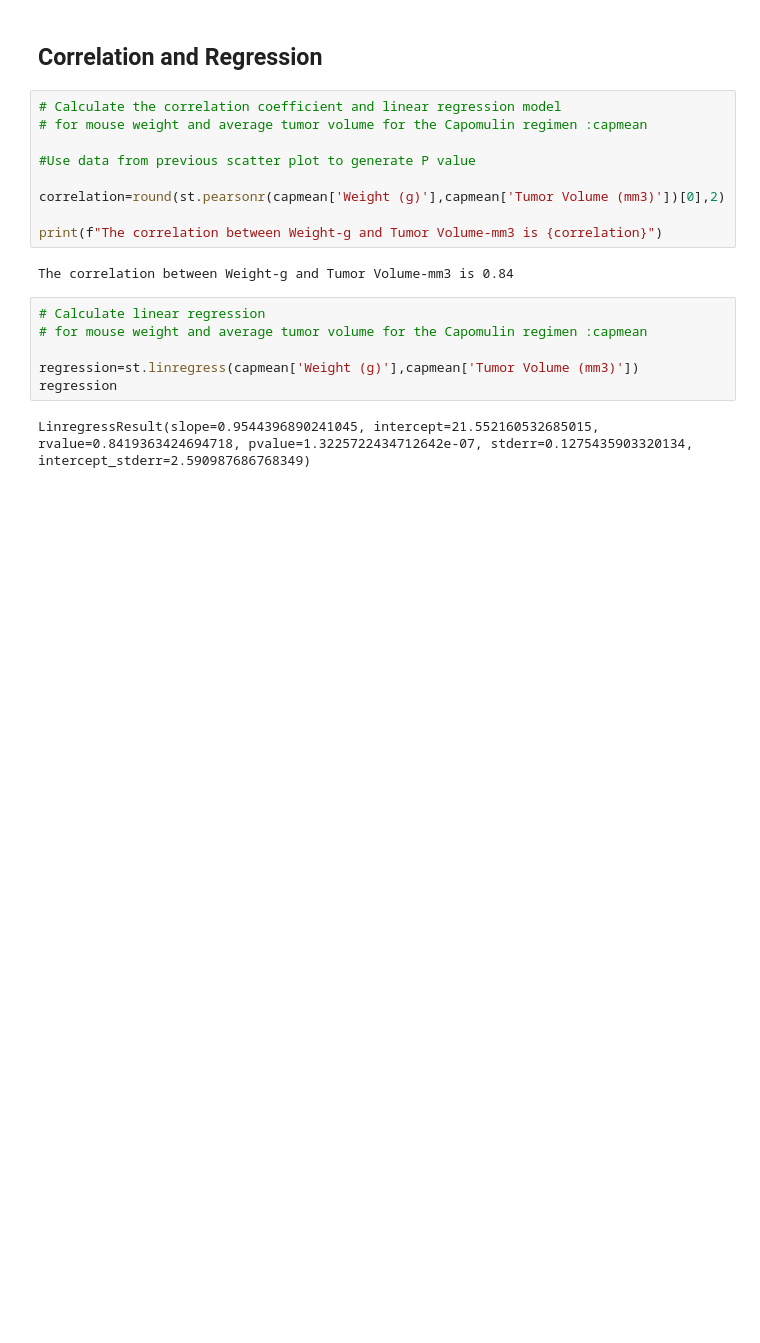
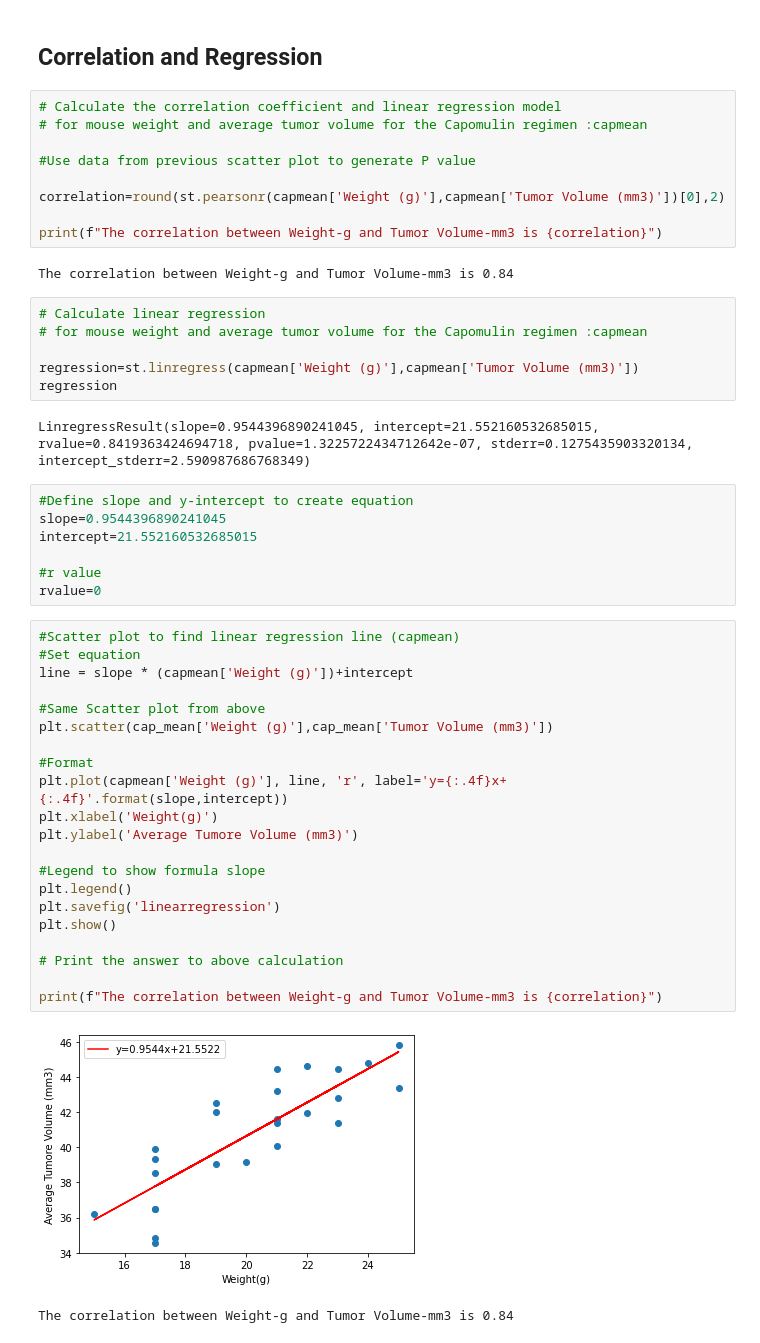
Before and after one commit to margoterudy/Pymaceuticals, a Jupyter notebook: Pymaceuticals/pymaceuticals_starter.ipynb, the cells around one changed output. Drawn from its saved outputs; the diff is of its cells as text; blank space fills up the shorter version.

```diff
--- a/Pymaceuticals/pymaceuticals_starter.ipynb
+++ b/Pymaceuticals/pymaceuticals_starter.ipynb
@@ -451,3 +456,34 @@ regression=st.linregress(capmean['Weight (g)'],capmean['Tumor Volume (mm3)'])
 regression
 # %% [output]
 LinregressResult(slope=0.9544396890241045, intercept=21.552160532685015, rvalue=0.8419363424694718, pvalue=1.3225722434712642e-07, stderr=0.1275435903320134, intercept_stderr=2.590987686768349)
+# %%
+#Define slope and y-intercept to create equation
+slope=0.9544396890241045
+intercept=21.552160532685015
+
+#r value
+rvalue=0
+# %%
+#Scatter plot to find linear regression line (capmean)
+#Set equation
+line = slope * (capmean['Weight (g)'])+intercept
+
+#Same Scatter plot from above
+plt.scatter(cap_mean['Weight (g)'],cap_mean['Tumor Volume (mm3)'])
+
+#Format
+plt.plot(capmean['Weight (g)'], line, 'r', label='y={:.4f}x+{:.4f}'.format(slope,intercept))
+plt.xlabel('Weight(g)')
+plt.ylabel('Average Tumore Volume (mm3)')
+
+#Legend to show formula slope
+plt.legend()
+plt.savefig('linearregression')
+plt.show()
+
+# Print the answer to above calculation
+
+print(f"The correlation between Weight-g and Tumor Volume-mm3 is {correlation}")
+# %% [output]
+[figure, added]
+The correlation between Weight-g and Tumor Volume-mm3 is 0.84
```
Also changed, not shown: parts of 1 cell of this notebook, 1 other file.
